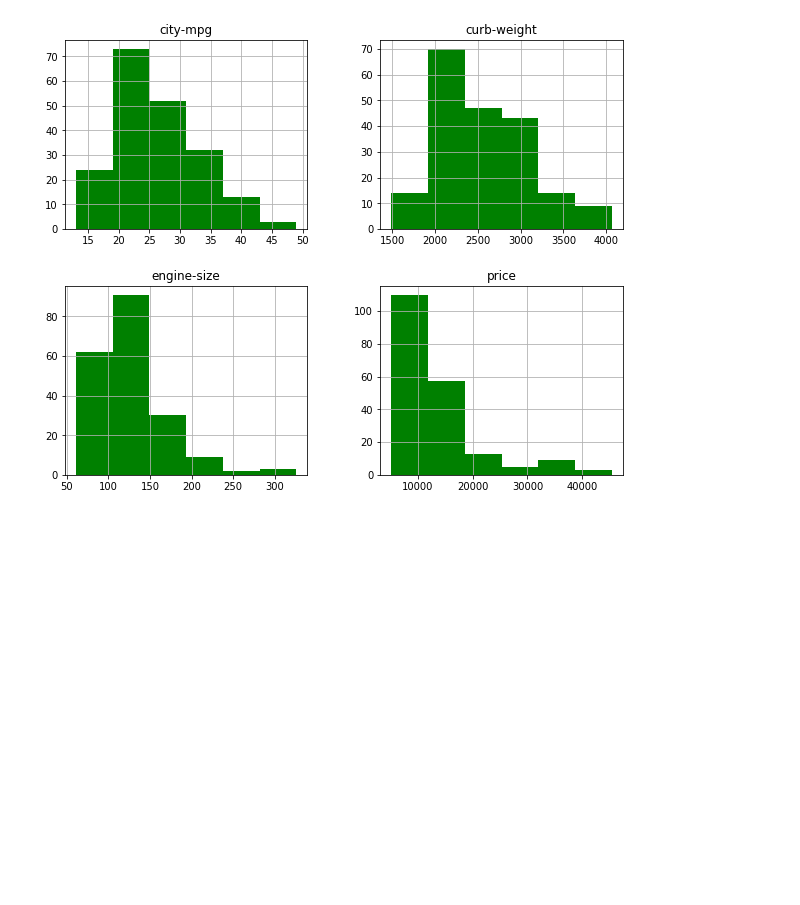
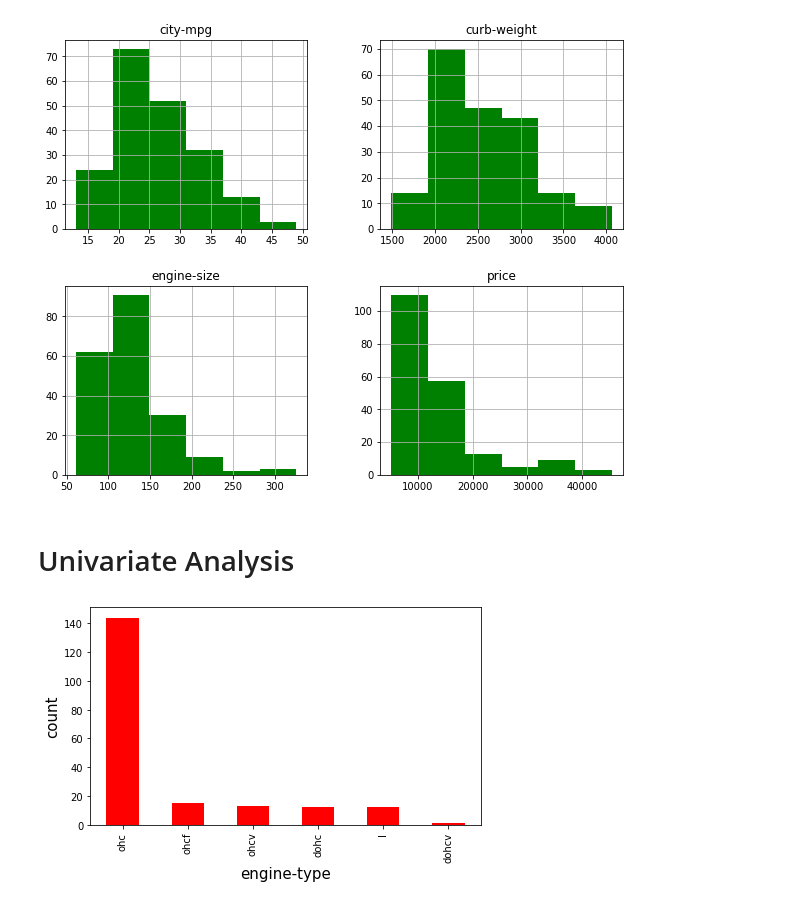
Before and after one commit to navchandru/Academic-Projects, a Jupyter notebook: Cars/Cars.ipynb, the cells around one changed output. Cells and saved outputs as stored; diff of their text form; code cells hidden in the pictures; blank space fills up the shorter version.

Commit message:
Cars - Univariate analysis

```diff
--- a/Cars/Cars.ipynb
+++ b/Cars/Cars.ipynb
@@ -515,3 +515,13 @@ finalcombineddata[['curb-weight','engine-size', 'city-mpg','price']].hist(figsiz
 plt.show()
 # %% [output]
 [figure]
+# %% [markdown]
+# Univariate Analysis
+# %%
+#Same as before, using value.count the bar graph is plotted for each column
+ax = finalcombineddata['engine-type'].value_counts(normalize=False).plot(figsize=(7,4),kind='bar',color='red')
+ax.set_xlabel("engine-type", fontsize=15, color='black')
+ax.set_ylabel("count", fontsize=15, color='black')
+plt.show()
+# %% [output]
+[figure, added]
```
Also changed, not shown: parts of 2 cells of this notebook.
